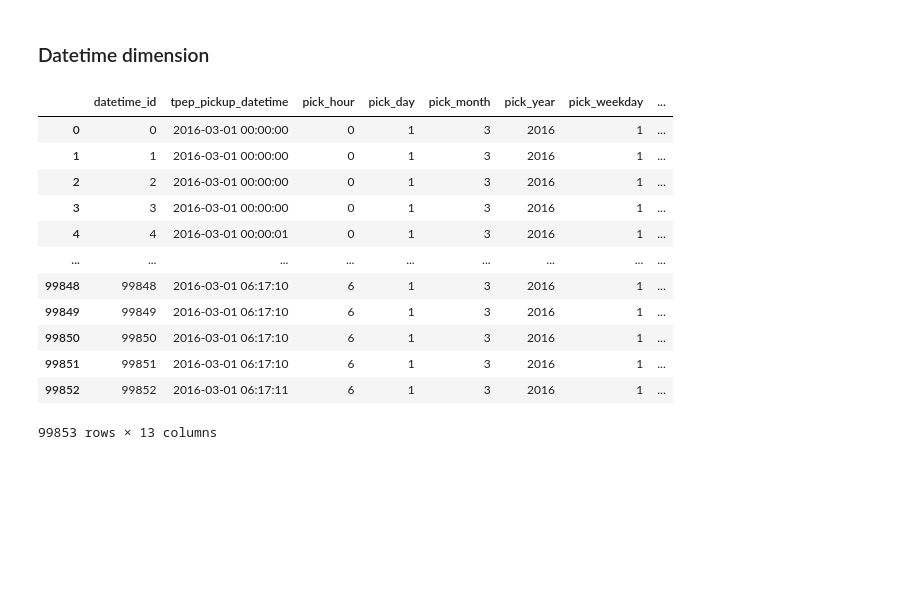
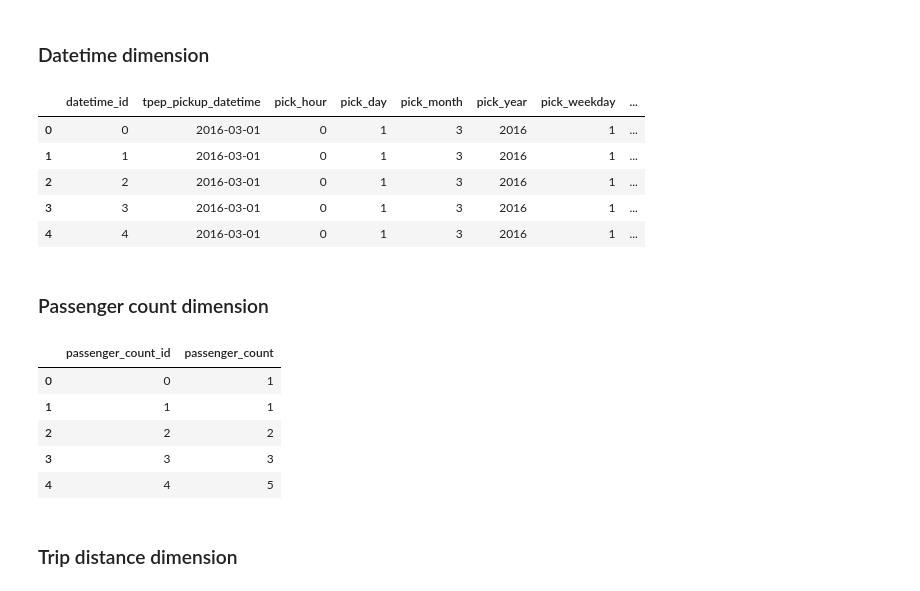
Before and after one commit to quangdvn/trip-tracking-pipeline, a Jupyter notebook: code/transforming.ipynb, the cells around one changed output. Drawn from its saved outputs; the diff is of its cells as text; code cells hidden in the pictures; blank space fills up the shorter version.

```diff
--- a/code/transforming.ipynb
+++ b/code/transforming.ipynb
@@ -39,18 +52,42 @@ df['tpep_pickup_datetime'] = pd.to_datetime(df['tpep_pickup_datetime'])
 # %% [markdown]
 ### Datetime dimension
 # %%
-datetime_dim = df[['tpep_dropoff_datetime', 'tpep_pickup_datetime']].drop_duplicates().reset_index(drop=True)
+datetime_dim = df[['tpep_dropoff_datetime', 'tpep_pickup_datetime']].reset_index(drop=True)
 
 datetime_dim['pick_hour'] = datetime_dim['tpep_pickup_datetime'].dt.hour
 datetime_dim['pick_day'] = datetime_dim['tpep_pickup_datetime'].dt.day
 datetime_dim['pick_month'] = datetime_dim['tpep_pickup_datetime'].dt.month
 datetime_dim['pick_year'] = datetime_dim['tpep_pickup_datetime'].dt.year
 datetime_dim['pick_weekday'] = datetime_dim['tpep_pickup_datetime'].dt.weekday
 
 datetime_dim['drop_hour'] = datetime_dim['tpep_dropoff_datetime'].dt.hour
 datetime_dim['drop_day'] = datetime_dim['tpep_dropoff_datetime'].dt.day
 datetime_dim['drop_month'] = datetime_dim['tpep_dropoff_datetime'].dt.month
 datetime_dim['drop_year'] = datetime_dim['tpep_dropoff_datetime'].dt.year
 datetime_dim['drop_weekday'] = datetime_dim['tpep_dropoff_datetime'].dt.weekday
 
 datetime_dim['datetime_id'] = datetime_dim.index
+
+datetime_dim = datetime_dim[['datetime_id',
+                              'tpep_pickup_datetime',
+                              'pick_hour',
+                              'pick_day',
+                              'pick_month',
+                              'pick_year',
+                              'pick_weekday',
+                              'tpep_dropoff_datetime',
+                              'drop_hour',
+                              'drop_day',
+                              'drop_month',
+                              'drop_year',
+                              'drop_weekday']
+                            ]
+
+datetime_dim.head()
+# %% [output]
+|  | datetime_id | tpep_pickup_datetime | pick_hour | pick_day | pick_month | pick_year | pick_weekday | ... |
+| 0 | 0 | 2016-03-01 | 0 | 1 | 3 | 2016 | 1 | ... |
+| 1 | 1 | 2016-03-01 | 0 | 1 | 3 | 2016 | 1 | ... |
+| 2 | 2 | 2016-03-01 | 0 | 1 | 3 | 2016 | 1 | ... |
+| 3 | 3 | 2016-03-01 | 0 | 1 | 3 | 2016 | 1 | ... |
+| 4 | 4 | 2016-03-01 | 0 | 1 | 3 | 2016 | 1 | ... |
@@ -72,16 +94,17 @@ datetime_dim = datetime_dim[['datetime_id',
-# %%
-datetime_dim
-# %% [output]
-|  | datetime_id | tpep_pickup_datetime | pick_hour | pick_day | pick_month | pick_year | pick_weekday | ... |
-| 0 | 0 | 2016-03-01 00:00:00 | 0 | 1 | 3 | 2016 | 1 | ... |
-| 1 | 1 | 2016-03-01 00:00:00 | 0 | 1 | 3 | 2016 | 1 | ... |
-| 2 | 2 | 2016-03-01 00:00:00 | 0 | 1 | 3 | 2016 | 1 | ... |
-| 3 | 3 | 2016-03-01 00:00:00 | 0 | 1 | 3 | 2016 | 1 | ... |
-| 4 | 4 | 2016-03-01 00:00:01 | 0 | 1 | 3 | 2016 | 1 | ... |
-| ... | ... | ... | ... | ... | ... | ... | ... | ... |
-| 99848 | 99848 | 2016-03-01 06:17:10 | 6 | 1 | 3 | 2016 | 1 | ... |
-| 99849 | 99849 | 2016-03-01 06:17:10 | 6 | 1 | 3 | 2016 | 1 | ... |
-| 99850 | 99850 | 2016-03-01 06:17:10 | 6 | 1 | 3 | 2016 | 1 | ... |
-| 99851 | 99851 | 2016-03-01 06:17:10 | 6 | 1 | 3 | 2016 | 1 | ... |
-| 99852 | 99852 | 2016-03-01 06:17:11 | 6 | 1 | 3 | 2016 | 1 | ... |
-99853 rows × 13 columns
+# %% [markdown]
+### Passenger count dimension
+# %%
+passenger_count_dim = df[['passenger_count']].reset_index(drop=True)
+passenger_count_dim['passenger_count_id'] = passenger_count_dim.index
+passenger_count_dim = passenger_count_dim[['passenger_count_id','passenger_count']]
+
+passenger_count_dim.head()
+# %% [output]
+|  | passenger_count_id | passenger_count |
+| 0 | 0 | 1 |
+| 1 | 1 | 1 |
+| 2 | 2 | 2 |
+| 3 | 3 | 3 |
+| 4 | 4 | 5 |
+# %% [markdown]
+### Trip distance dimension
```
Also changed, not shown: parts of 14 cells of this notebook.
